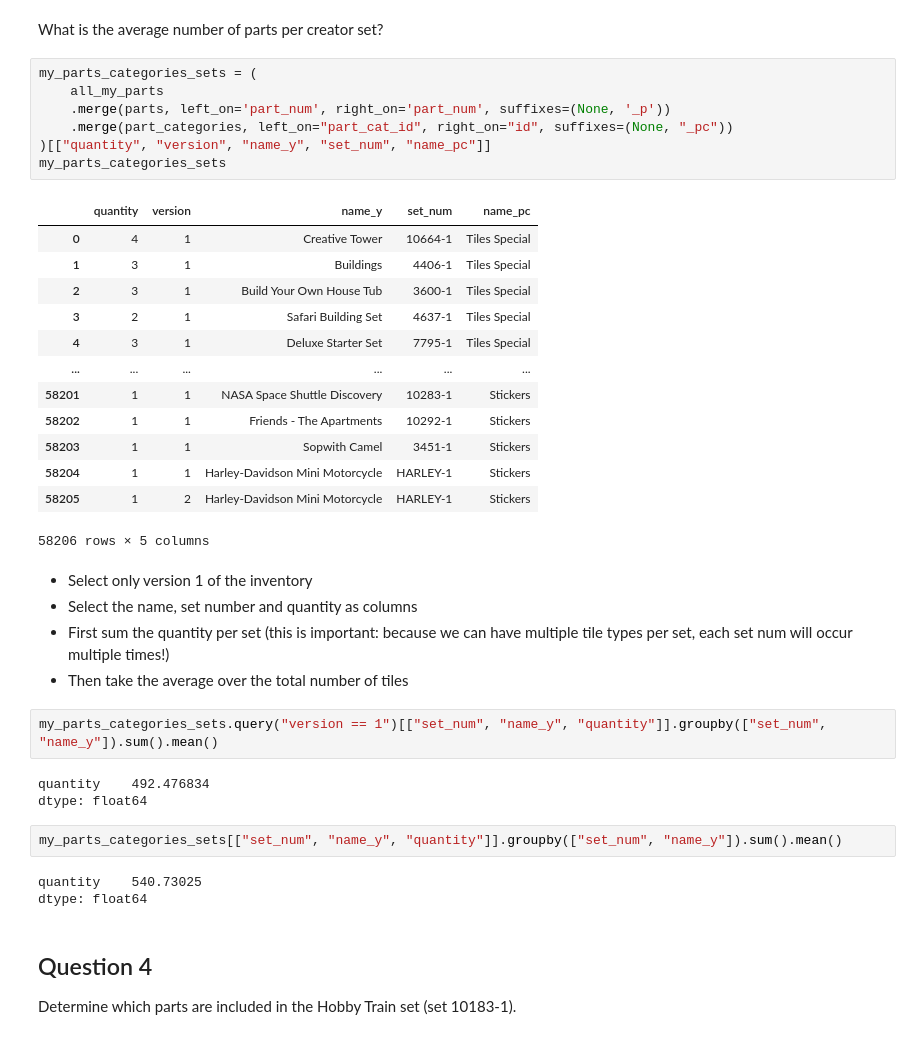
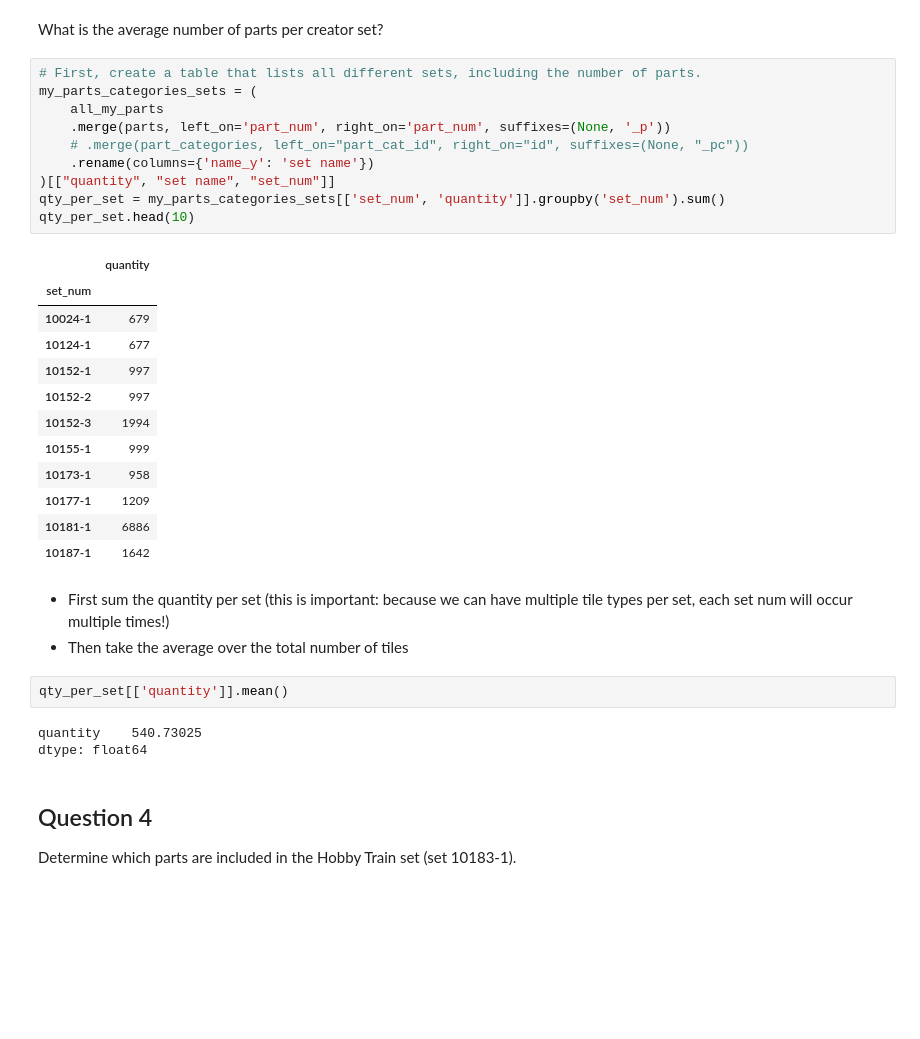
Before and after one commit to vstrien/1-meting-legocase, a Jupyter notebook: Uitwerkingen/Q4.ipynb, the cells around one changed output. Saved outputs shown, nothing was run; the diff lists cells and outputs as text; blank space fills up the shorter version.

```diff
--- a/Uitwerkingen/Q4.ipynb
+++ b/Uitwerkingen/Q4.ipynb
@@ -459,41 +446,36 @@ my_parts_categories.query("version == 1")[["name_pc", "quantity"]].groupby(["nam
 # %% [markdown]
 What is the average number of parts per creator set?
 # %%
+# First, create a table that lists all different sets, including the number of parts.
 my_parts_categories_sets = (
     all_my_parts
     .merge(parts, left_on='part_num', right_on='part_num', suffixes=(None, '_p'))
-    .merge(part_categories, left_on="part_cat_id", right_on="id", suffixes=(None, "_pc"))
-)[["quantity", "version", "name_y", "set_num", "name_pc"]]
-my_parts_categories_sets
+    # .merge(part_categories, left_on="part_cat_id", right_on="id", suffixes=(None, "_pc"))
+    .rename(columns={'name_y': 'set name'})
+)[["quantity", "set name", "set_num"]]
+qty_per_set = my_parts_categories_sets[['set_num', 'quantity']].groupby('set_num').sum()
+qty_per_set.head(10)
 # %% [output]
-|  | quantity | version | name_y | set_num | name_pc |
-| 0 | 4 | 1 | Creative Tower | 10664-1 | Tiles Special |
-| 1 | 3 | 1 | Buildings | 4406-1 | Tiles Special |
-| 2 | 3 | 1 | Build Your Own House Tub | 3600-1 | Tiles Special |
-| 3 | 2 | 1 | Safari Building Set | 4637-1 | Tiles Special |
-| 4 | 3 | 1 | Deluxe Starter Set | 7795-1 | Tiles Special |
-| ... | ... | ... | ... | ... | ... |
-| 58201 | 1 | 1 | NASA Space Shuttle Discovery | 10283-1 | Stickers |
-| 58202 | 1 | 1 | Friends - The Apartments | 10292-1 | Stickers |
-| 58203 | 1 | 1 | Sopwith Camel | 3451-1 | Stickers |
-| 58204 | 1 | 1 | Harley-Davidson Mini Motorcycle | HARLEY-1 | Stickers |
-| 58205 | 1 | 2 | Harley-Davidson Mini Motorcycle | HARLEY-1 | Stickers |
+|  | quantity |
+| set_num |  |
+| 10024-1 | 679 |
+| 10124-1 | 677 |
+| 10152-1 | 997 |
+| 10152-2 | 997 |
+| 10152-3 | 1994 |
+| 10155-1 | 999 |
+| 10173-1 | 958 |
+| 10177-1 | 1209 |
+| 10181-1 | 6886 |
+| 10187-1 | 1642 |
-58206 rows × 5 columns
 # %% [markdown]
-* Select only version 1 of the inventory
-* Select the name, set number and quantity as columns
 * First sum the quantity per set (this is important: because we can have multiple tile types per set, each set num will occur multiple times!)
 * Then take the average over the total number of tiles
-# %%
-my_parts_categories_sets.query("version == 1")[["set_num", "name_y", "quantity"]].groupby(["set_num", "name_y"]).sum().mean()
-# %% [output]
-quantity    492.476834
-dtype: float64
-# %%
-my_parts_categories_sets[["set_num", "name_y", "quantity"]].groupby(["set_num", "name_y"]).sum().mean()
-# %% [output]
-quantity    540.73025
-dtype: float64
+# %%
+qty_per_set[['quantity']].mean()
+# %% [output]
+quantity    540.73025
+dtype: float64
 # %% [markdown]
 ## Question 4
 
```
Also changed, not shown: parts of 25 cells of this notebook, 2 other files.
